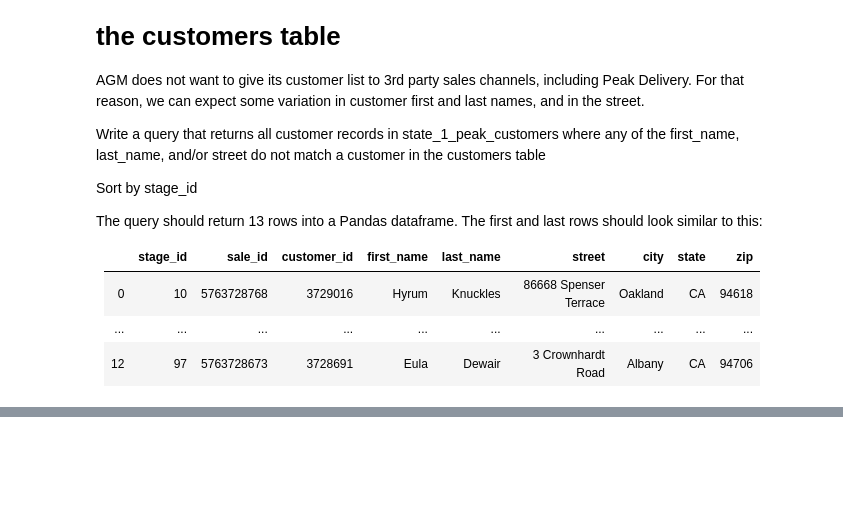
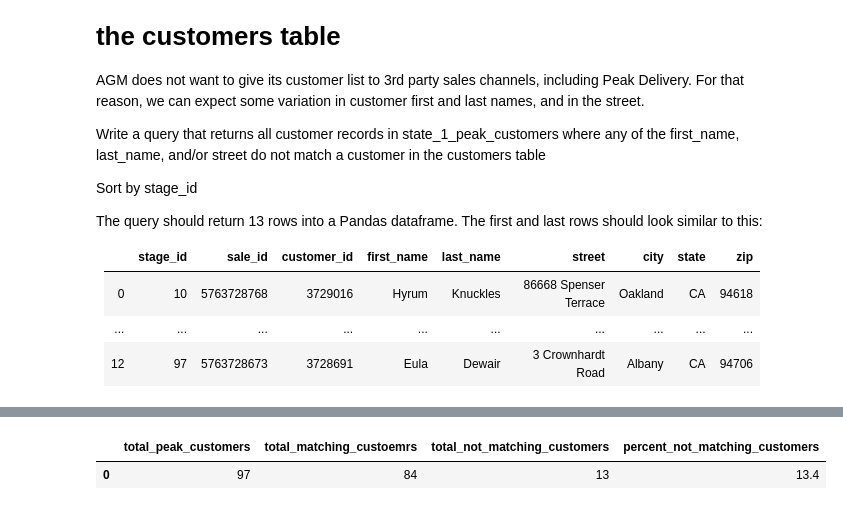
Before and after one commit to brendanfoo/sales-data, a Jupyter notebook: project_2_5.ipynb, the cells around one changed output, grey strips where cells are left out. Saved outputs shown, nothing was run; the diff lists cells and outputs as text; code cells hidden in the pictures; blank space fills up the shorter version.

```diff
--- a/project_2_5.ipynb
+++ b/project_2_5.ipynb
@@ -135,11 +156,33 @@ The query should return only 1 row into a Pandas dataframe and should look simil
 # %%
 rollback_before_flag = True
 rollback_after_flag = True
 
 query = """
 
-Replace with your SQL
+with
 
+  subquery_total_peak_customers as
+    (
+       select count(*)
+       from stage_1_peak_customers
+    ),
+
+  subquery_total_matching_customers as
+    (
+       select count(*)
+       from stage_1_peak_customers
+       where (first_name, last_name, street) in (select first_name, last_name, street from customers)
+    )
+
+select peak.count as total_peak_customers,
+       matching.count as total_matching_custoemrs,
+       peak.count-matching.count as total_not_matching_customers,
+       round((peak.count-matching.count)/peak.count::numeric * 100, 1) as percent_not_matching_customers
+
+from subquery_total_peak_customers as peak, subquery_total_matching_customers as matching
 """
 
 my_select_query_pandas(query, rollback_before_flag, rollback_after_flag)
+# %% [output]
+|  | total_peak_customers | total_matching_custoemrs | total_not_matching_customers | percent_not_matching_customers |
+| 0 | 97 | 84 | 13 | 13.4 |
```
Also changed, not shown: parts of 2 cells of this notebook, 2 other files.
